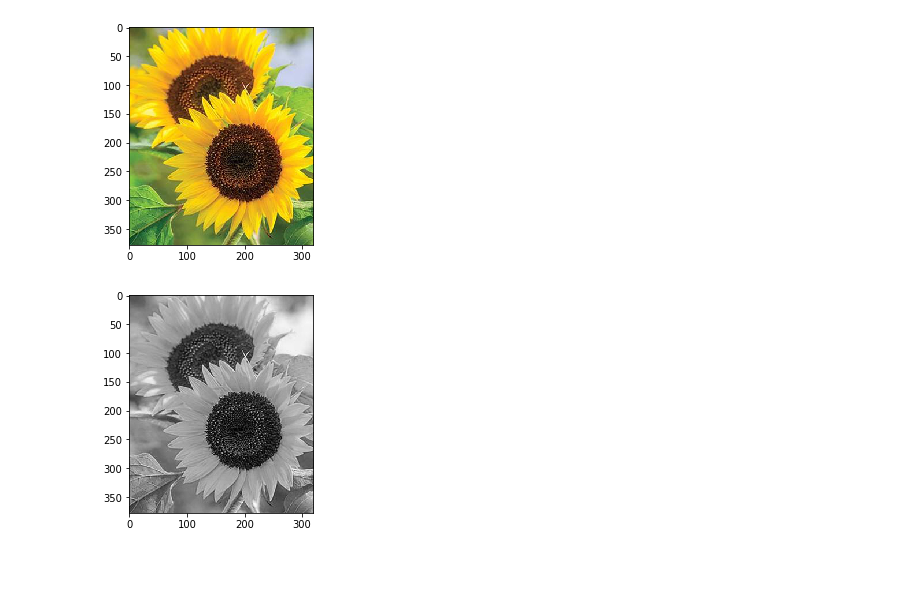
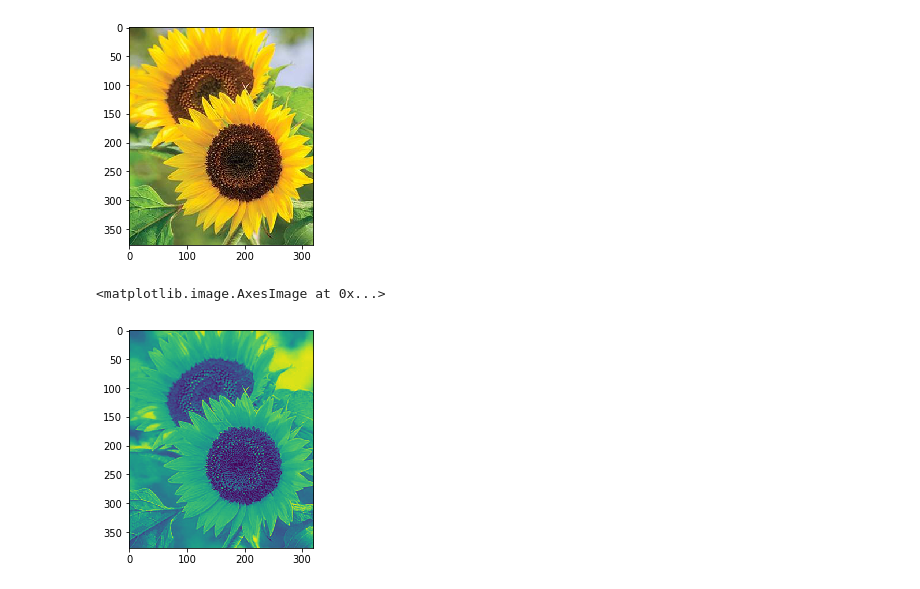
Before and after one commit to chloequinto/ImgProc, a Jupyter notebook: Project/Noise Reduction using Gradients.ipynb, the cells around one changed output. Cells and saved outputs as stored; diff of their text form; code cells hidden in the pictures.

```diff
--- a/Project/Noise Reduction using Gradients.ipynb
+++ b/Project/Noise Reduction using Gradients.ipynb
@@ -13,13 +13,18 @@ plt.imshow(image)
 # %% [output]
 <matplotlib.image.AxesImage at 0x...>
 [figure]
-# %%
-#img = cv2.imread('Sunflower.jpg',cv2.IMREAD_GRAYSCALE)
-#plt.imshow(img)
-
-imgGrey = cv2.cvtColor(image, cv2.COLOR_BGR2GRAY)
-grey = plt.imshow(imgGrey, cmap ="gray") #change to gray scale
-#new=cv2.imwrite('grey',grey)
-# %% [output]
-[figure, removed]
+# %%
+def grayscale(rgb):
+    B = rgb[:,:,0]
+    G = rgb[:,:,1]
+    R = rgb[:,:,2]
+    gray = 0.2989*R + 0.5870*G + 0.1140*B
+
+    return gray
+# %%
+greyImg = grayscale(image);
+plt.imshow(greyImg)
+# %% [output]
+<matplotlib.image.AxesImage at 0x...>
+[figure, added]
 # %%
```
Also changed, not shown: parts of 2 cells of this notebook.
